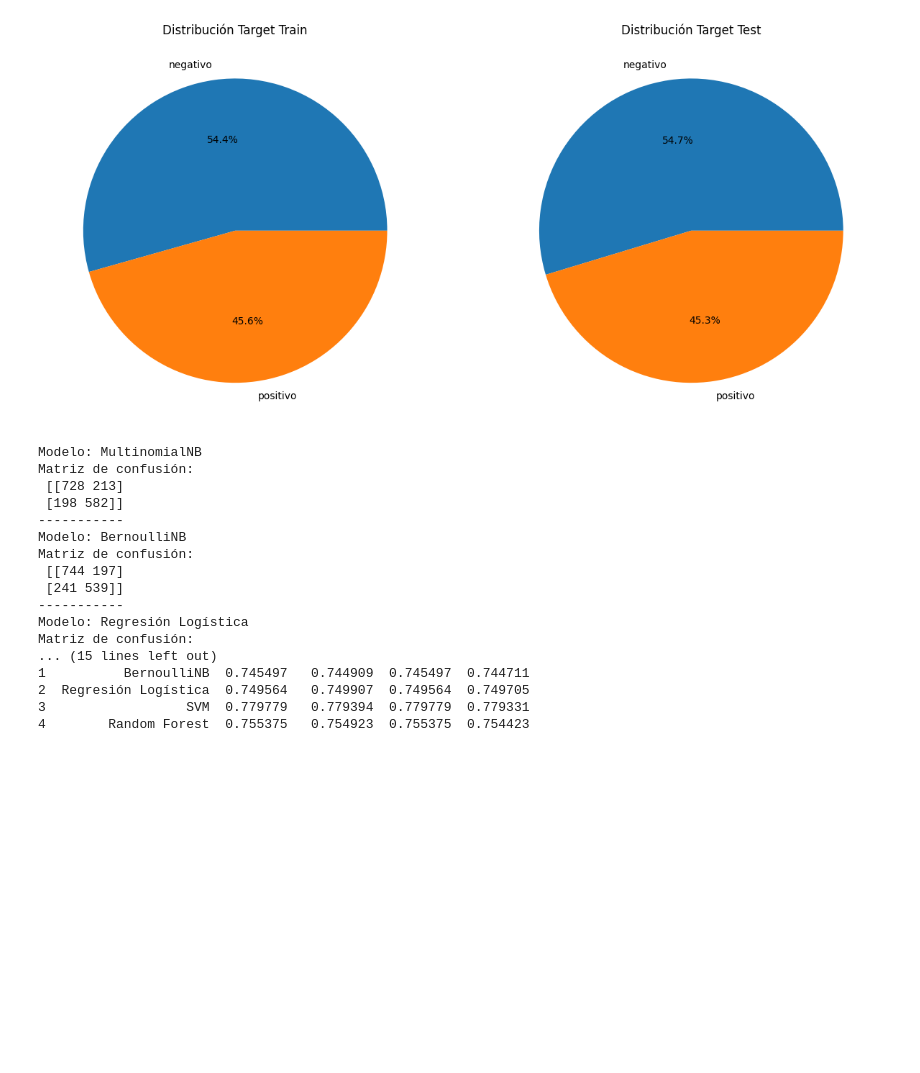
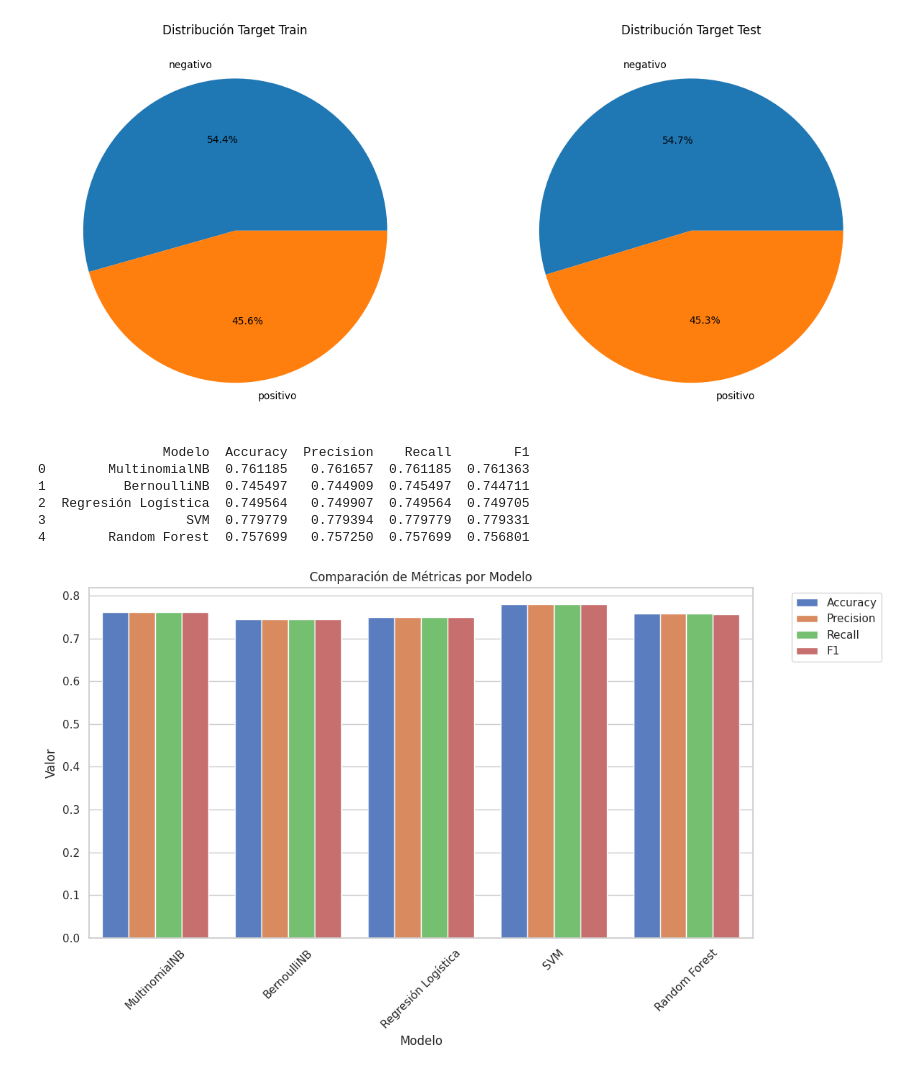
Before and after one commit to ignaciomz/CH_IM_61195, a Jupyter notebook: NLP_ReviewsPeliculasEspañol_IgnacioMartinez.ipynb, the cells around one changed output. Cells and saved outputs as stored; diff of their text form; code cells hidden in the pictures; blank space fills up the shorter version.

```diff
--- a/NLP_ReviewsPeliculasEspañol_IgnacioMartinez.ipynb
+++ b/NLP_ReviewsPeliculasEspañol_IgnacioMartinez.ipynb
@@ -384,11 +384,14 @@ plt.plot()
 []
 [figure]
 # %%
+import pandas as pd
+import matplotlib.pyplot as plt
+import seaborn as sns
+from sklearn.metrics import accuracy_score, precision_score, recall_score, f1_score, confusion_matrix
 from sklearn.naive_bayes import MultinomialNB, BernoulliNB
 from sklearn.linear_model import LogisticRegression
 from sklearn.svm import SVC
 from sklearn.ensemble import RandomForestClassifier
-from sklearn.metrics import accuracy_score, precision_score, recall_score, f1_score, confusion_matrix
 
 # Modelos
 modelos = {
@@ -399,9 +402,11 @@ modelos = {
     "Random Forest": RandomForestClassifier(n_estimators=100)
 }
 
+# Diccionario para guardar resultados
+resultados = []
+matrices_confusion = {}
+
 # Entrenamiento y evaluación
-resultados = []
-
 for nombre, modelo in modelos.items():
     modelo.fit(X_train, y_train)
     y_pred = modelo.predict(X_test)
@@ -412,30 +417,37 @@ for nombre, modelo in modelos.items():
     recall = recall_score(y_test, y_pred, average='weighted')
     f1 = f1_score(y_test, y_pred, average='weighted')
 
-    # Guardar resultados
+    # Guardar resultados en lista
     resultados.append([nombre, acc, precision, recall, f1])
-    print(f"Modelo: {nombre}")
-    print("Matriz de confusión:\n", confusion_matrix(y_test, y_pred))
-    print("-----------")
 
-# Crear un DataFrame con los resultados
+    # Guardar matriz de confusión
+    matrices_confusion[nombre] = confusion_matrix(y_test, y_pred)
+
+# Crear DataFrame de resultados
 df_resultados = pd.DataFrame(resultados, columns=["Modelo", "Accuracy", "Precision", "Recall", "F1"])
+
+# Mostrar tabla de resultados con formato
 print(df_resultados)
 # %% [output]
-Modelo: MultinomialNB
-Matriz de confusión:
- [[728 213]
- [198 582]]
------------
-Modelo: BernoulliNB
-Matriz de confusión:
- [[744 197]
- [241 539]]
------------
-Modelo: Regresión Logística
-Matriz de confusión:
-... (15 lines left out)
+                Modelo  Accuracy  Precision    Recall        F1
+0        MultinomialNB  0.761185   0.761657  0.761185  0.761363
 1          BernoulliNB  0.745497   0.744909  0.745497  0.744711
 2  Regresión Logística  0.749564   0.749907  0.749564  0.749705
 3                  SVM  0.779779   0.779394  0.779779  0.779331
-4        Random Forest  0.755375   0.754923  0.755375  0.754423
+4        Random Forest  0.757699   0.757250  0.757699  0.756801
+# %%
+# Configuración de estilo de seaborn
+sns.set(style="whitegrid")
+
+# Gráfico de barras con métricas de rendimiento
+plt.figure(figsize=(12, 7))
+df_resultados_melted = df_resultados.melt(id_vars="Modelo", var_name="Métrica", value_name="Valor")
+
+sns.barplot(data=df_resultados_melted, x="Modelo", y="Valor", hue="Métrica", palette="muted")
+plt.title("Comparación de Métricas por Modelo")
+plt.xticks(rotation=45)
+plt.legend(bbox_to_anchor=(1.05, 1), loc='upper left')
+plt.tight_layout()
+plt.show()
+# %% [output]
+[figure, added]
```
Also changed, not shown: parts of 6 cells of this notebook.
